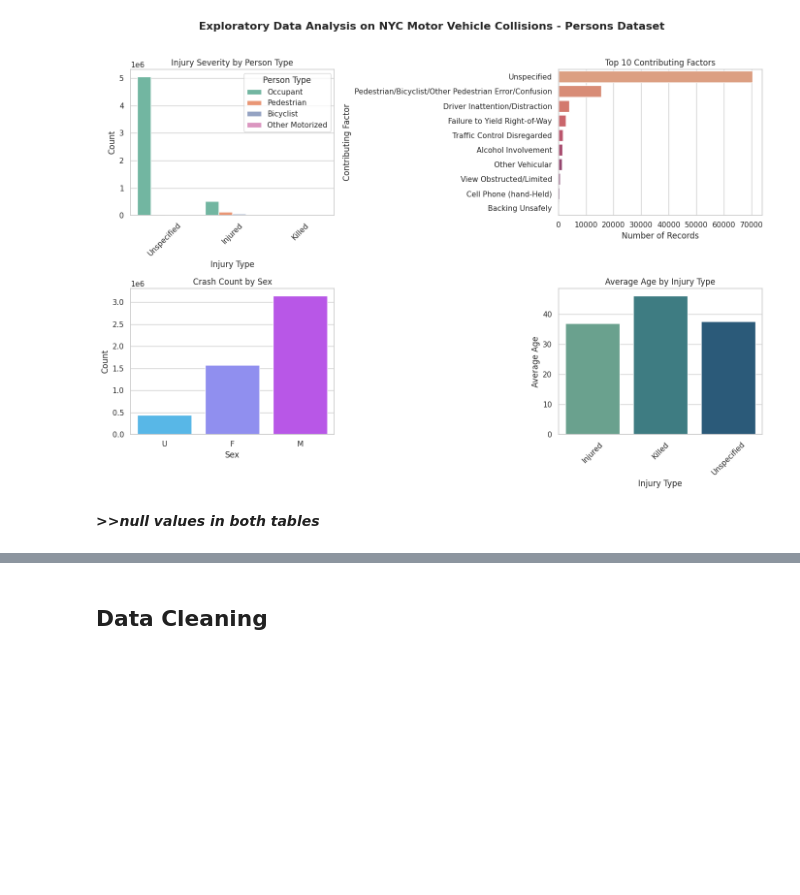
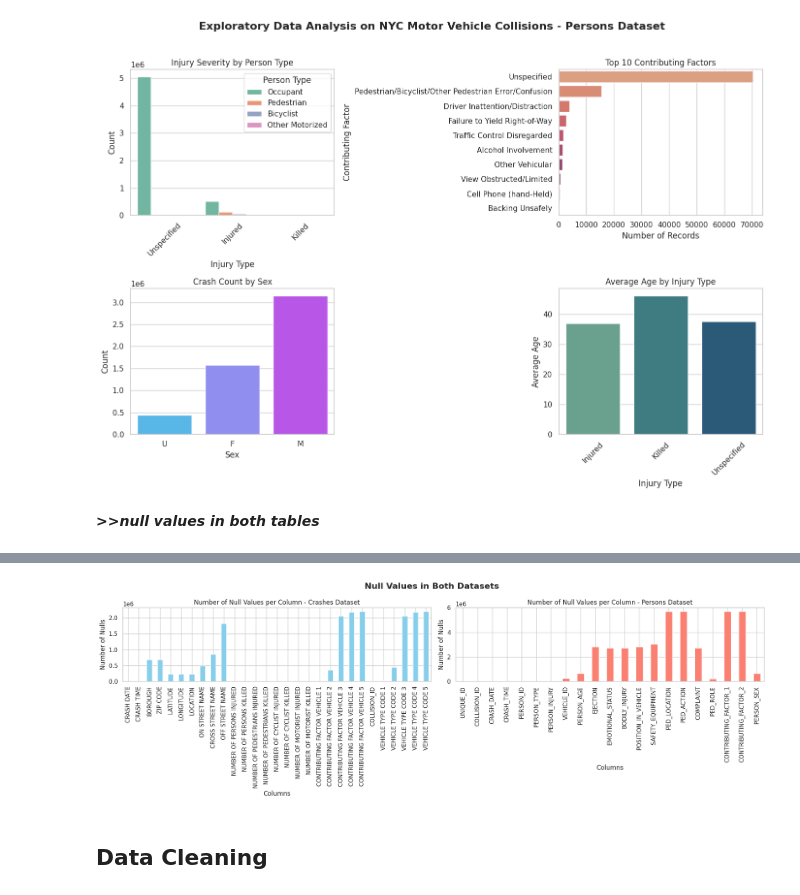
Before and after one commit to kanzyhany/DataEng-Visualization, a Jupyter notebook: Data_Eng_and_Visualization.ipynb, the cells around one changed output, grey strips where cells are left out. Drawn from its saved outputs; the diff is of its cells as text; code cells hidden in the pictures; blank space fills up the shorter version.

```diff
--- a/Data_Eng_and_Visualization.ipynb
+++ b/Data_Eng_and_Visualization.ipynb
@@ -283,4 +266,30 @@ Missing values in df_persons:
 dtype: int64
+# %%
+null_counts_crashes = df_crashes.isnull().sum()
+null_counts_persons = df_persons.isnull().sum()
+
+sns.set(style="whitegrid")
+fig, axes = plt.subplots(1, 2, figsize=(18,6))
+fig.suptitle("Null Values in Both Datasets", fontsize=16, fontweight='bold')
+
+# Plot for crashes dataset
+null_counts_crashes.plot(kind='bar', ax=axes[0], color='skyblue')
+axes[0].set_title("Number of Null Values per Column - Crashes Dataset")
+axes[0].set_ylabel("Number of Nulls")
+axes[0].set_xlabel("Columns")
+axes[0].tick_params(axis='x', rotation=90)
+
+# Plot for persons dataset
+null_counts_persons.plot(kind='bar', ax=axes[1], color='salmon')
+axes[1].set_title("Number of Null Values per Column - Persons Dataset")
+axes[1].set_ylabel("Number of Nulls")
+axes[1].set_xlabel("Columns")
+axes[1].tick_params(axis='x', rotation=90)
+
+plt.tight_layout()  # Prevent overlapping labels
+plt.show()
+# %% [output]
+[figure, added]
 # %% [markdown]
 ## **Data Cleaning**
 # %% [markdown]
```
Also changed, not shown: parts of 102 cells of this notebook.
